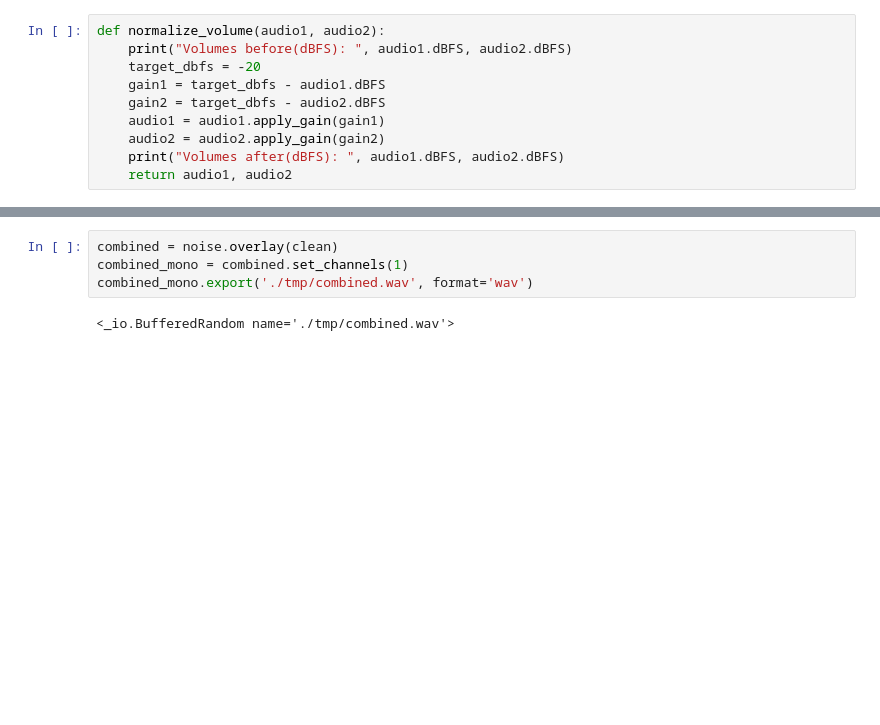
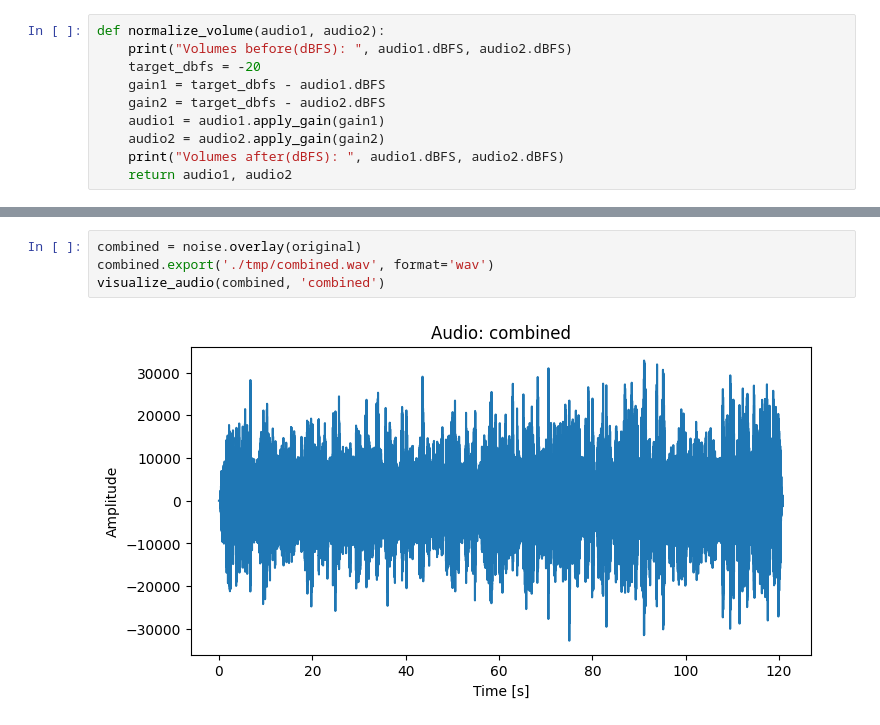
Before and after one commit to Raimo33/NoiseReduction, a Jupyter notebook: noise_reduction.ipynb, the cells around one changed output, grey strips where cells are left out. Saved outputs shown, nothing was run; the diff lists cells and outputs as text; blank space fills up the shorter version.

```diff
--- a/noise_reduction.ipynb
+++ b/noise_reduction.ipynb
@@ -56,9 +82,9 @@ Volumes after(dBFS):  -20.00212083742674 -19.99946987154684
 # %%
-combined = noise.overlay(clean)
-combined_mono = combined.set_channels(1)
-combined_mono.export('./tmp/combined.wav', format='wav')
+combined = noise.overlay(original)
+combined.export('./tmp/combined.wav', format='wav')
+visualize_audio(combined, 'combined')
 # %% [output]
-<_io.BufferedRandom name='./tmp/combined.wav'>
+[figure, added]
 # %%
 import numpy as np
 
```
Also changed, not shown: parts of 10 cells of this notebook.
